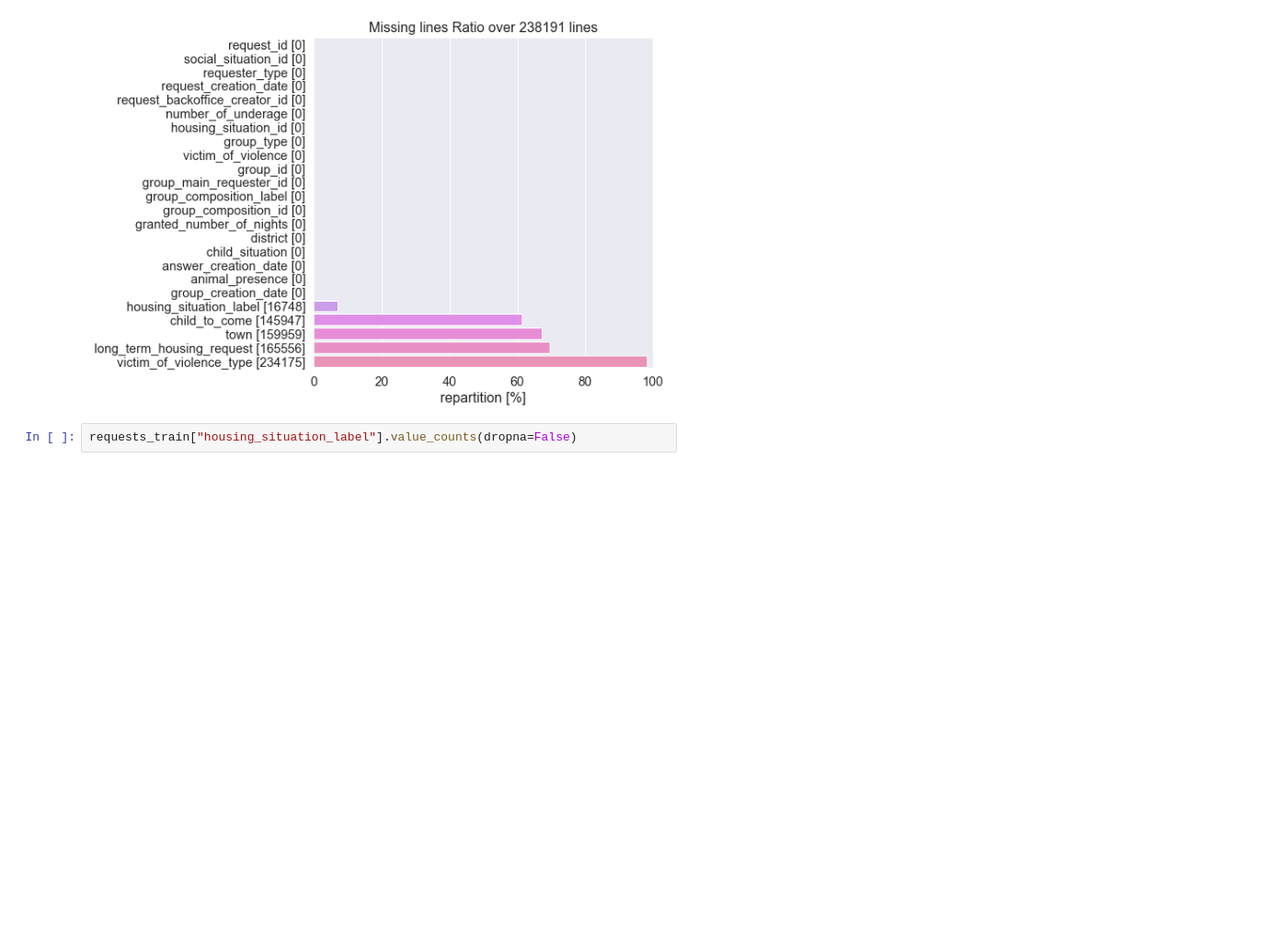
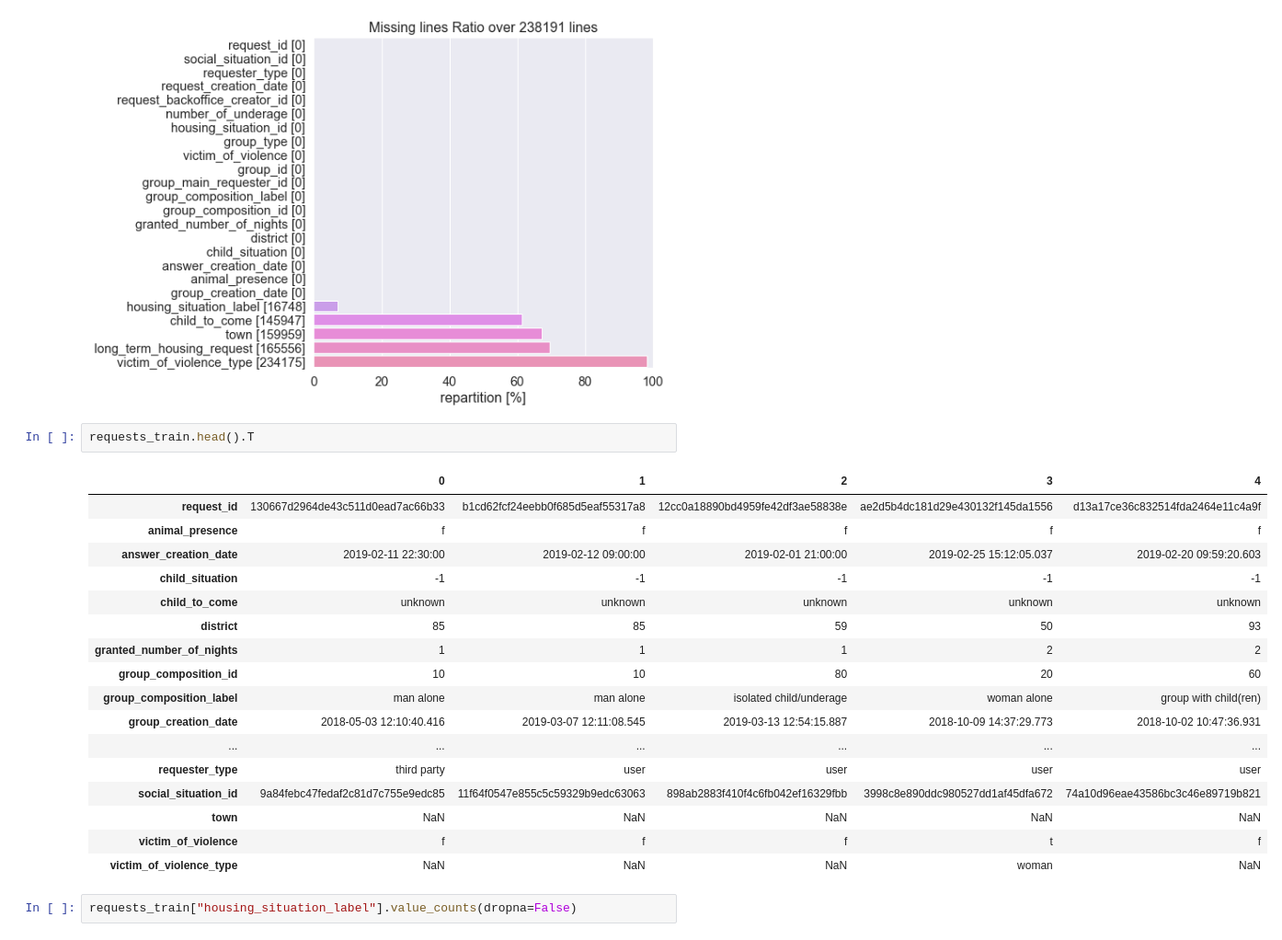
Before and after one commit to jeugregg/data-science-test, a Jupyter notebook: 01_Exploration_Data.ipynb, the cells around one changed output. Shown at 92% size. Drawn from its saved outputs; the diff is of its cells as text; blank space fills up the shorter version.

```diff
--- a/01_Exploration_Data.ipynb
+++ b/01_Exploration_Data.ipynb
@@ -272,6 +273,26 @@ display_missing(requests_train)
 | long_term_housing_request | 165556 | 69.505565 |
 | victim_of_violence_type | 234175 | 98.313958 |
 [figure]
+# %%
+requests_train.head().T
+# %% [output]
+|  | 0 | 1 | 2 | 3 | 4 |
+| request_id | 130667d2964de43c511d0ead7ac66b33 | b1cd62fcf24eebb0f685d5eaf55317a8 | 12cc0a18890bd4959fe42df3ae58838e | ae2d5b4dc181d29e430132f145da1556 | d13a17ce36c832514fda2464e11c4a9f |
+| animal_presence | f | f | f | f | f |
+| answer_creation_date | 2019-02-11 22:30:00 | 2019-02-12 09:00:00 | 2019-02-01 21:00:00 | 2019-02-25 15:12:05.037 | 2019-02-20 09:59:20.603 |
+| child_situation | -1 | -1 | -1 | -1 | -1 |
+| child_to_come | unknown | unknown | unknown | unknown | unknown |
+| district | 85 | 85 | 59 | 50 | 93 |
+| granted_number_of_nights | 1 | 1 | 1 | 2 | 2 |
+| group_composition_id | 10 | 10 | 80 | 20 | 60 |
+| group_composition_label | man alone | man alone | isolated child/underage | woman alone | group with child(ren) |
+| group_creation_date | 2018-05-03 12:10:40.416 | 2019-03-07 12:11:08.545 | 2019-03-13 12:54:15.887 | 2018-10-09 14:37:29.773 | 2018-10-02 10:47:36.931 |
+| ... | ... | ... | ... | ... | ... |
+| requester_type | third party | user | user | user | user |
+| social_situation_id | 9a84febc47fedaf2c81d7c755e9edc85 | 11f64f0547e855c5c59329b9edc63063 | 898ab2883f410f4c6fb042ef16329fbb | 3998c8e890ddc980527dd1af45dfa672 | 74a10d96eae43586bc3c46e89719b821 |
+| town | NaN | NaN | NaN | NaN | NaN |
+| victim_of_violence | f | f | f | t | f |
+| victim_of_violence_type | NaN | NaN | NaN | woman | NaN |
 # %%
 requests_train["housing_situation_label"].value_counts(dropna=False)
 # %% [output]
```
Also changed, not shown: parts of 86 cells of this notebook.
